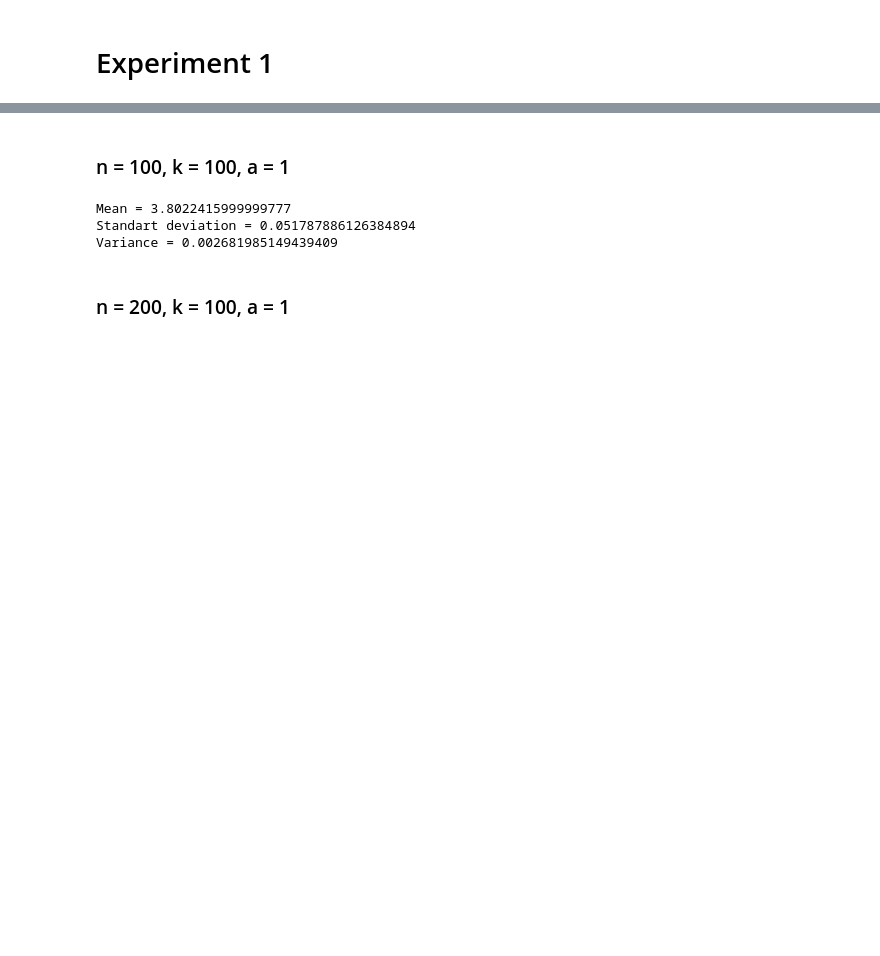
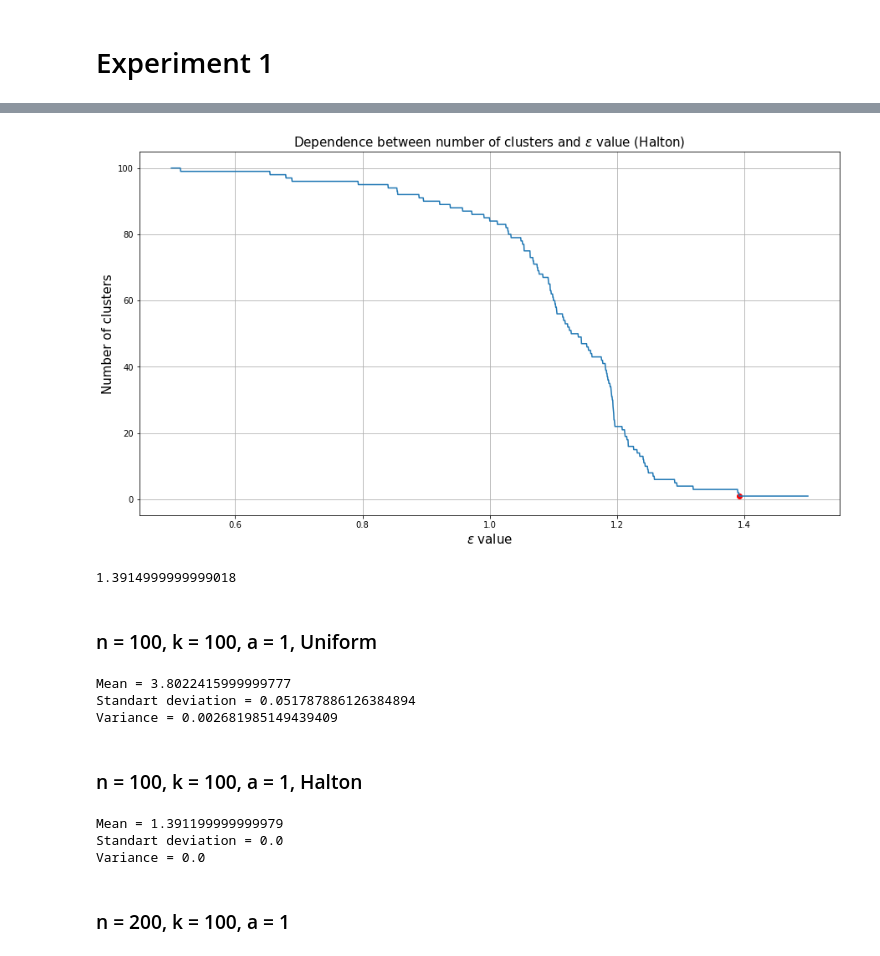
Before and after one commit to apugachev/Coursework-2018, a Jupyter notebook: coursework.ipynb, the cells around one changed output, grey strips where cells are left out. Saved outputs shown, nothing was run; the diff lists cells and outputs as text; code cells hidden in the pictures; blank space fills up the shorter version.

```diff
--- a/coursework.ipynb
+++ b/coursework.ipynb
@@ -27,5 +26,11 @@ cw.Exp1(100, 100, 1, 3, 4, 2000, True, True)
+# %%
+reload(cw)
+cw.Exp1(100, 100, 1, 0.5, 1.5, 2000, 'Halton', True, True)
+# %% [output]
+[figure, added]
+1.3914999999999018
 # %% [markdown]
-### n = 100, k = 100, a = 1
+### n = 100, k = 100, a = 1, Uniform
 # %%
 reload(cw)
 epsilons = np.array([])
@@ -44,6 +49,26 @@ print('Variance =', var)
 Mean = 3.8022415999999777
 Standart deviation = 0.051787886126384894
 Variance = 0.002681985149439409
+# %% [markdown]
+### n = 100, k = 100, a = 1, Halton
+# %%
+reload(cw)
+epsilons = np.array([])
+
+for i in tqdm(range(500)):
+    epsilons = np.append(epsilons, (cw.Exp1(100, 100, 1, 1.2, 1.6, 1000, 'Halton', False, False)))
+
+epsilons = epsilons[epsilons != None]
+mean_halt = np.mean(epsilons)
+std_halt = np.std(epsilons)
+var_halt = np.var(epsilons)
+print('Mean =', mean_halt)
+print('Standart deviation =', std_halt)
+print('Variance =', var_halt)
+# %% [output]
+Mean = 1.391199999999979
+Standart deviation = 0.0
+Variance = 0.0
 # %% [markdown]
 ### n = 200, k = 100, a = 1
 # %%
```
Also changed, not shown: parts of 15 cells of this notebook, 1 other file.
